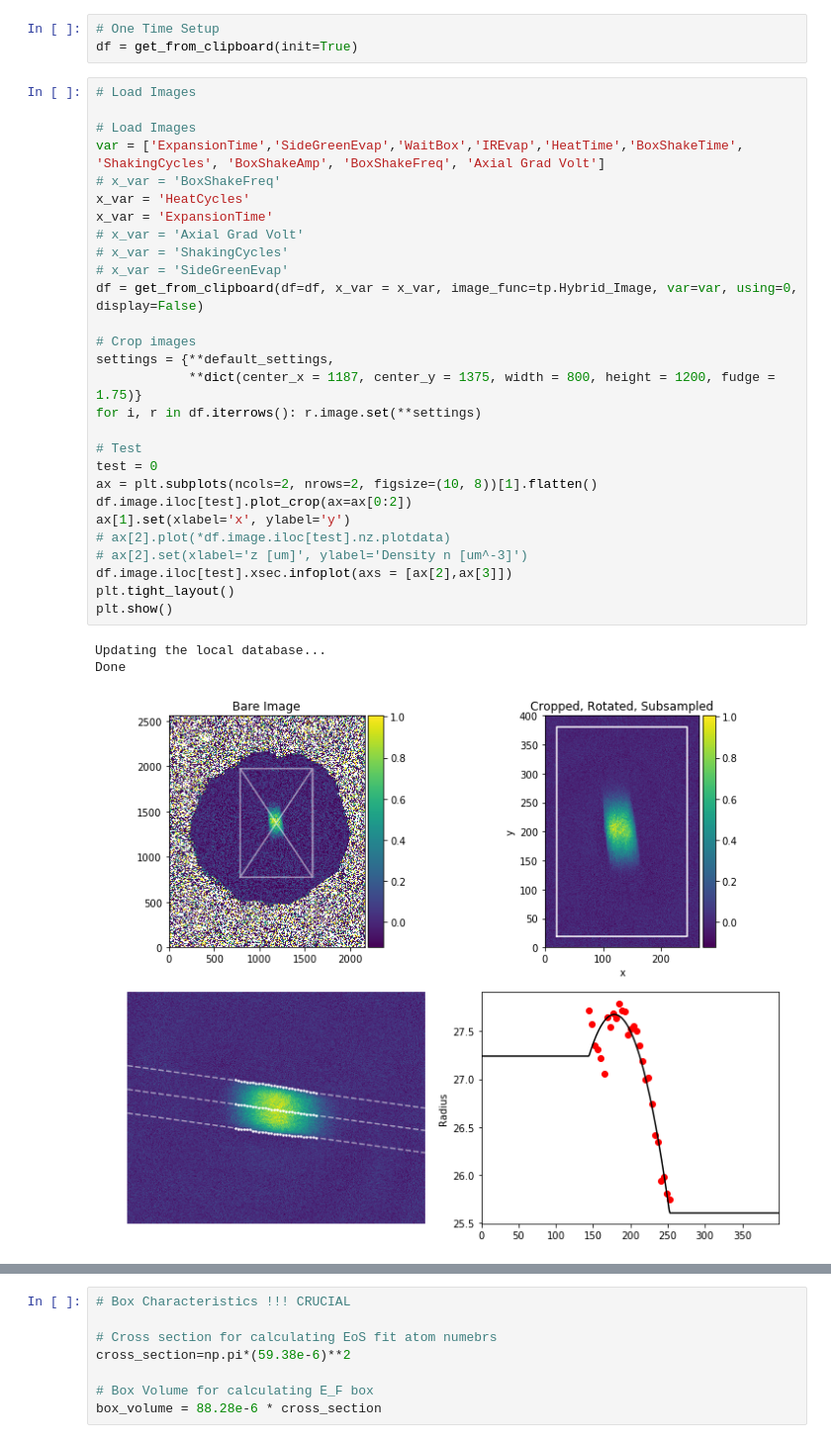
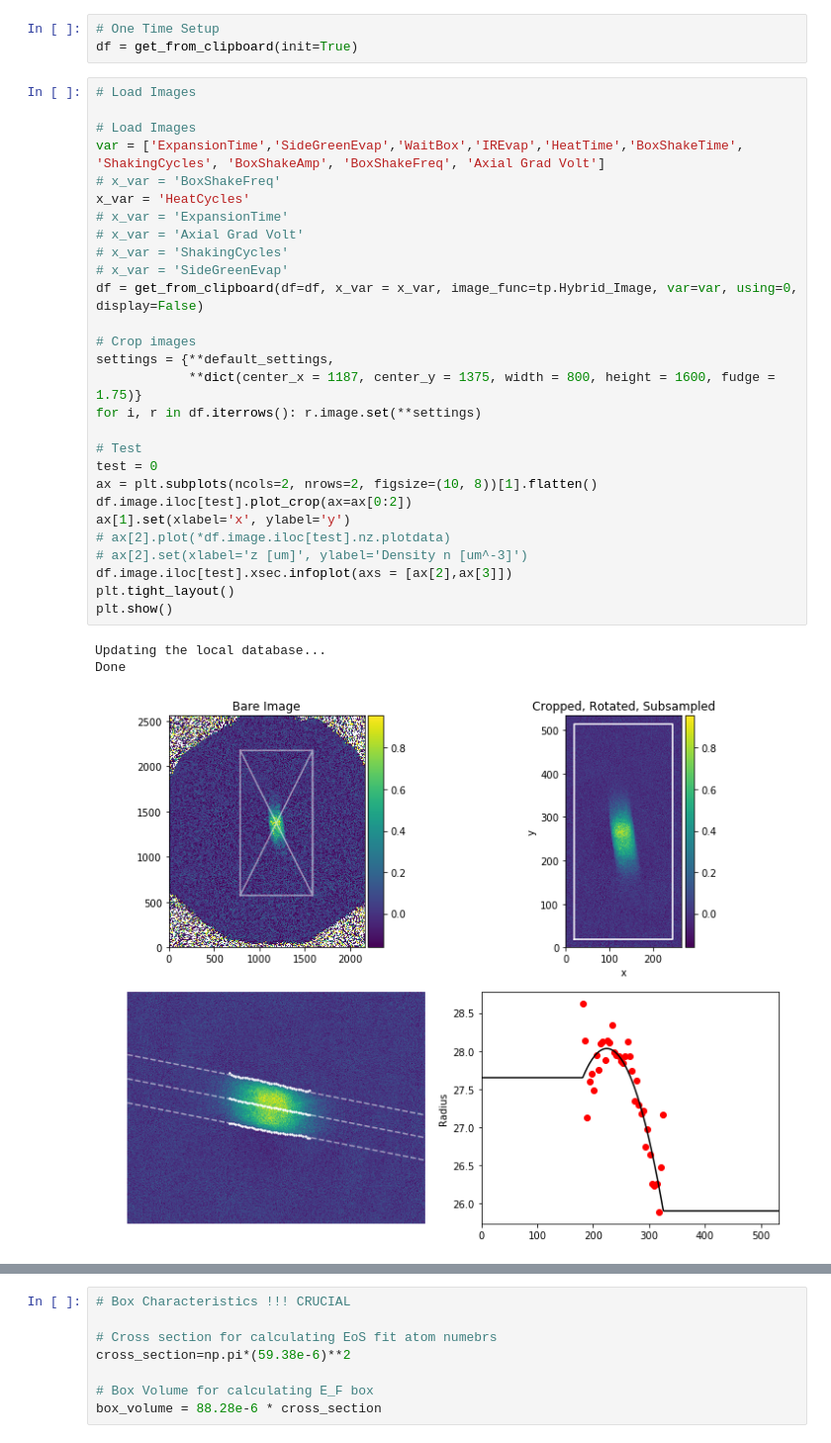
Before and after one commit to ranchop/QCalc, a Jupyter notebook: Daily QCalc/Daily QCalc.ipynb, the cells around one changed output, grey strips where cells are left out. Shown at 99% size. Drawn from its saved outputs; the diff is of its cells as text.

```diff
--- a/Daily QCalc/Daily QCalc.ipynb
+++ b/Daily QCalc/Daily QCalc.ipynb
@@ -1613,35 +1537,35 @@ df = get_from_clipboard(init=True)
 # %%
 # Load Images
 
 # Load Images
 var = ['ExpansionTime','SideGreenEvap','WaitBox','IREvap','HeatTime','BoxShakeTime', 'ShakingCycles', 'BoxShakeAmp', 'BoxShakeFreq', 'Axial Grad Volt']
 # x_var = 'BoxShakeFreq'
 x_var = 'HeatCycles'
-x_var = 'ExpansionTime'
+# x_var = 'ExpansionTime'
 # x_var = 'Axial Grad Volt'
 # x_var = 'ShakingCycles'
 # x_var = 'SideGreenEvap'
 df = get_from_clipboard(df=df, x_var = x_var, image_func=tp.Hybrid_Image, var=var, using=0, display=False)
 
 # Crop images
 settings = {**default_settings,
-            **dict(center_x = 1187, center_y = 1375, width = 800, height = 1200, fudge = 1.75)}
+            **dict(center_x = 1187, center_y = 1375, width = 800, height = 1600, fudge = 1.75)}
 for i, r in df.iterrows(): r.image.set(**settings)
 
 # Test
 test = 0
 ax = plt.subplots(ncols=2, nrows=2, figsize=(10, 8))[1].flatten()
 df.image.iloc[test].plot_crop(ax=ax[0:2])
 ax[1].set(xlabel='x', ylabel='y')
 # ax[2].plot(*df.image.iloc[test].nz.plotdata)
 # ax[2].set(xlabel='z [um]', ylabel='Density n [um^-3]')
 df.image.iloc[test].xsec.infoplot(axs = [ax[2],ax[3]])
 plt.tight_layout()
 plt.show()
 # %% [output]
 Updating the local database...
 Done
-[figure, old version]
+[figure, new version]
 # %%
 # Test Temperature Fits and Second Moment Limits
 
```
Also changed, not shown: parts of 37 cells of this notebook, 1 other file.
